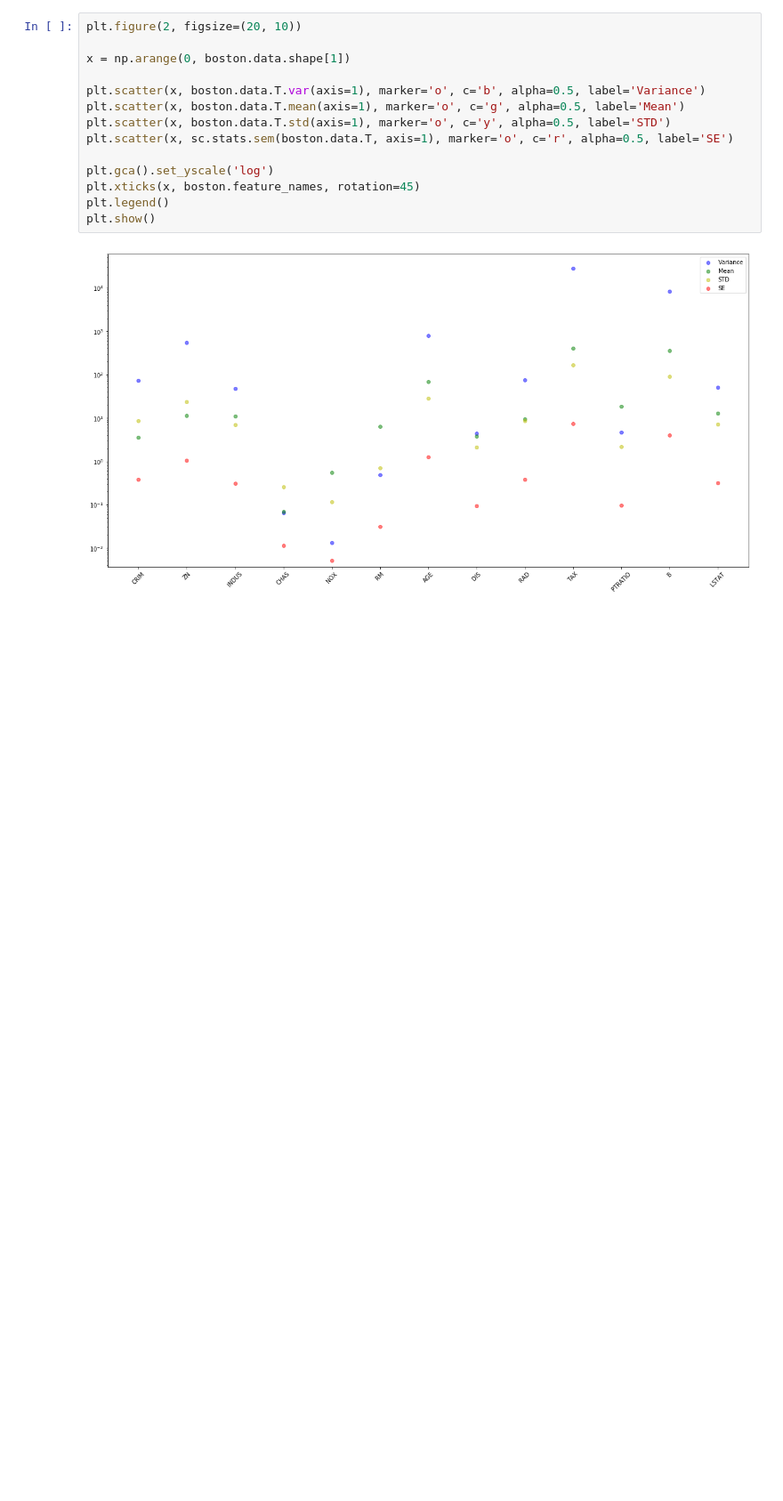
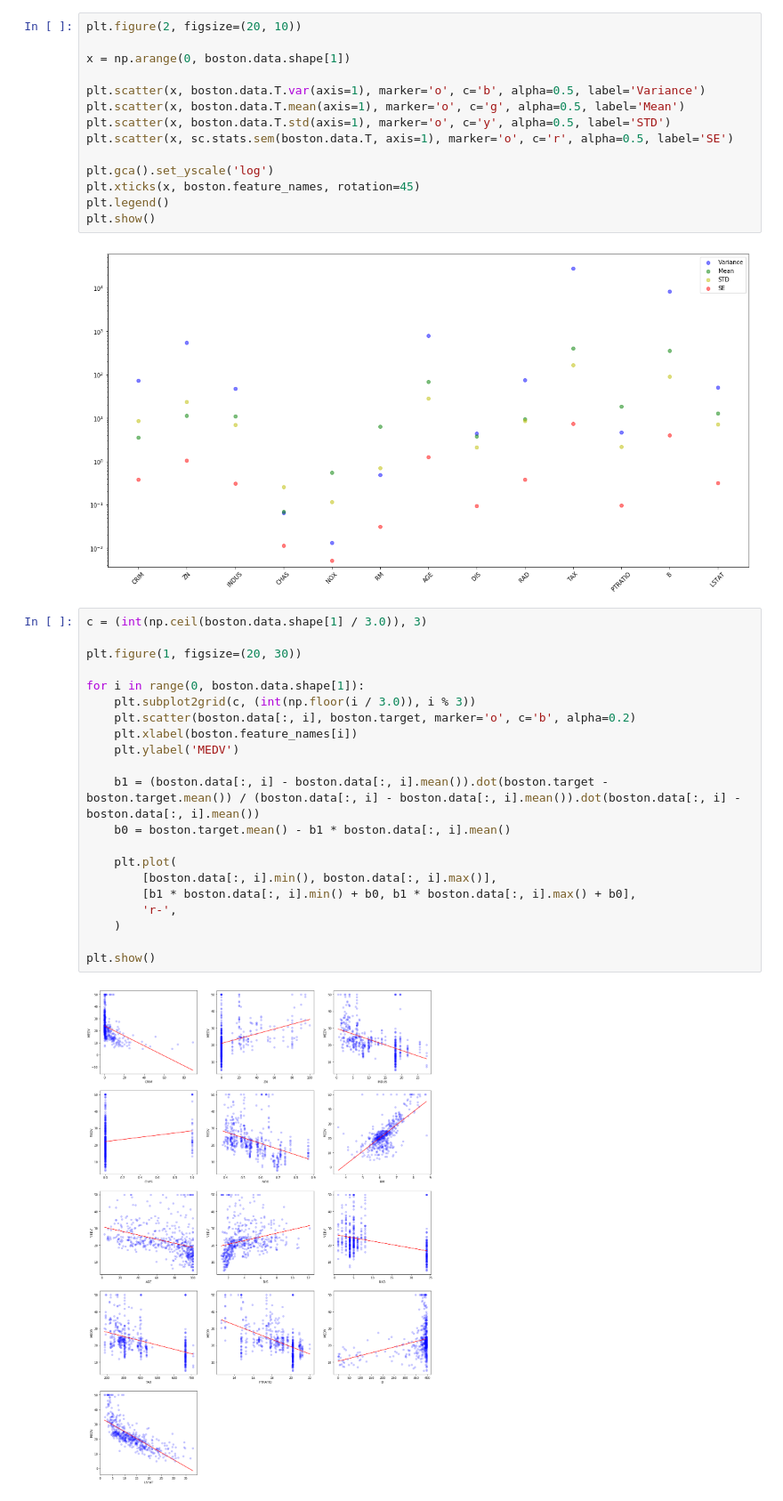
Before and after one commit to 0xLeon/MachLearn-Exercises, a Jupyter notebook: Jupyter/MachLearnExercise02.ipynb, the cells around one changed output. Shown at 89% size. Saved outputs shown, nothing was run; the diff lists cells and outputs as text; blank space fills up the shorter version.

Commit message:
Draw graphs again, but with regression line

```diff
--- a/Jupyter/MachLearnExercise02.ipynb
+++ b/Jupyter/MachLearnExercise02.ipynb
@@ -35,3 +35,26 @@ plt.legend()
 plt.show()
 # %% [output]
 [figure]
+# %%
+c = (int(np.ceil(boston.data.shape[1] / 3.0)), 3)
+
+plt.figure(1, figsize=(20, 30))
+
+for i in range(0, boston.data.shape[1]):
+    plt.subplot2grid(c, (int(np.floor(i / 3.0)), i % 3))
+    plt.scatter(boston.data[:, i], boston.target, marker='o', c='b', alpha=0.2)
+    plt.xlabel(boston.feature_names[i])
+    plt.ylabel('MEDV')
+
+    b1 = (boston.data[:, i] - boston.data[:, i].mean()).dot(boston.target - boston.target.mean()) / (boston.data[:, i] - boston.data[:, i].mean()).dot(boston.data[:, i] - boston.data[:, i].mean())
+    b0 = boston.target.mean() - b1 * boston.data[:, i].mean()
+
+    plt.plot(
+        [boston.data[:, i].min(), boston.data[:, i].max()],
+        [b1 * boston.data[:, i].min() + b0, b1 * boston.data[:, i].max() + b0],
+        'r-',
+    )
+
+plt.show()
+# %% [output]
+[figure, added]
```
